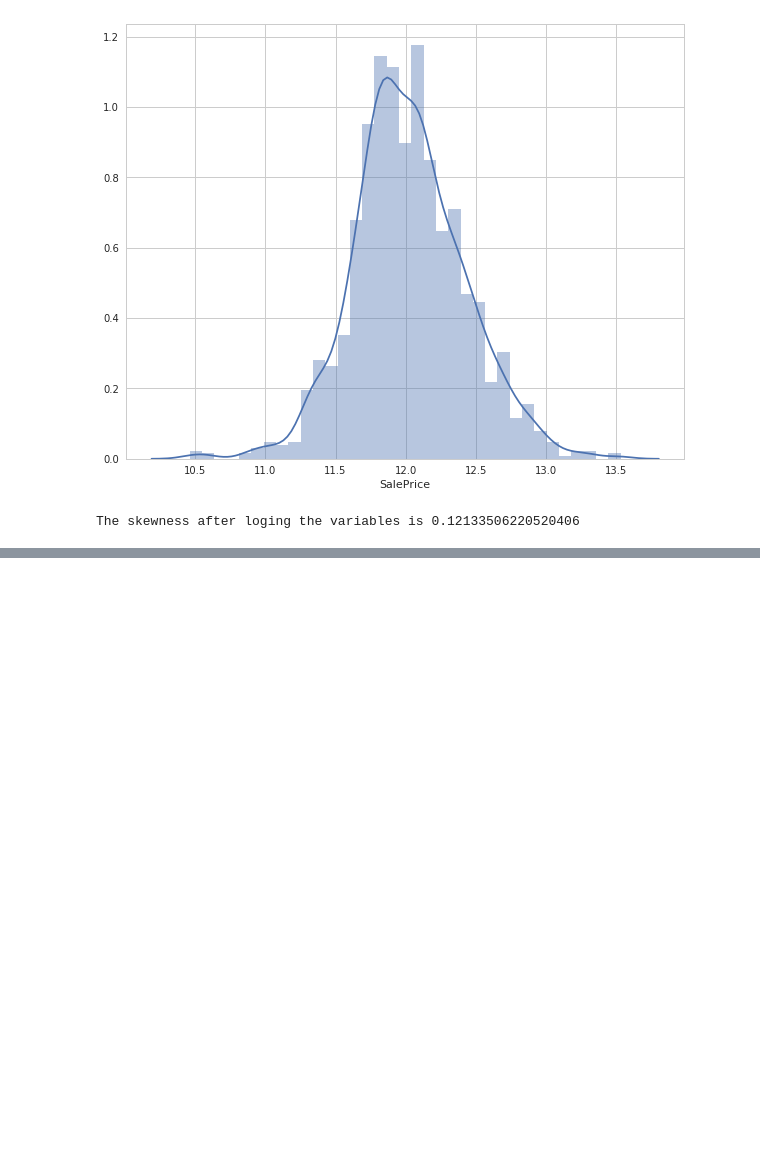
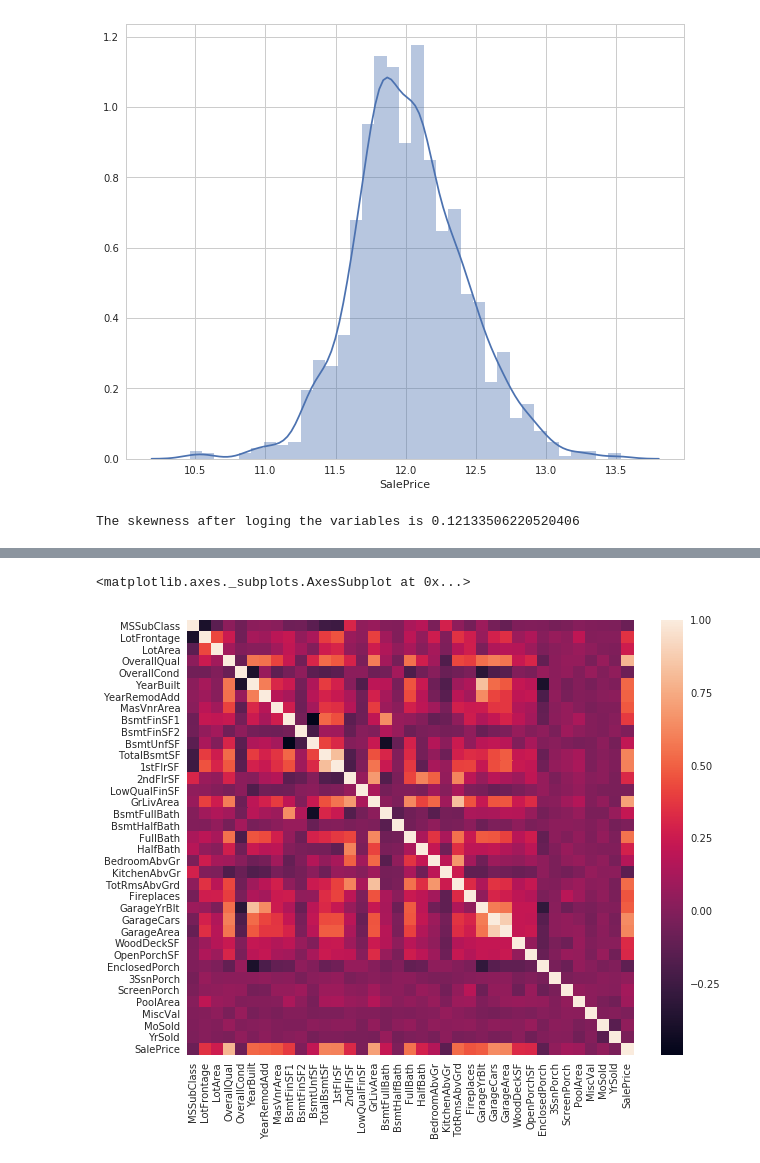
Before and after one commit to ganeshpatro321/House-Price-Prediction, a Jupyter notebook: house-price-prediction.ipynb, the cells around one changed output, grey strips where cells are left out. Drawn from its saved outputs; the diff is of its cells as text; code cells hidden in the pictures; blank space fills up the shorter version.

Commit message:
data visulaisation and understanding

```diff
--- a/house-price-prediction.ipynb
+++ b/house-price-prediction.ipynb
@@ -151,3 +157,8 @@ sns.distplot(target)
 print('The skewness after loging the variables is {0}'.format(target.skew()))
 # %% [output]
 The skewness after loging the variables is 0.12133506220520406
+# %%
+numeric_data = train.select_dtypes(include = [np.number])
+cat_data = train.select_dtypes(exclude = [np.number])
+
+numeric_data.head()
@@ -153,0 +197,6 @@ The skewness after loging the variables is 0.12133506220520406
+# %%
+corr = numeric_data.corr()
+sns.heatmap(corr)
+# %% [output]
+<matplotlib.axes._subplots.AxesSubplot at 0x...>
+[figure, added]
```
Also changed, not shown: parts of 13 cells of this notebook.
